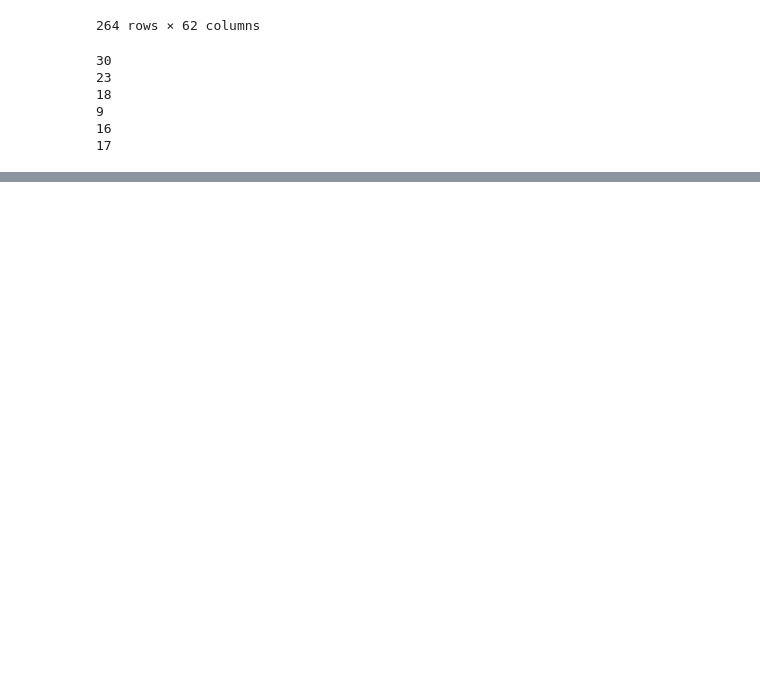
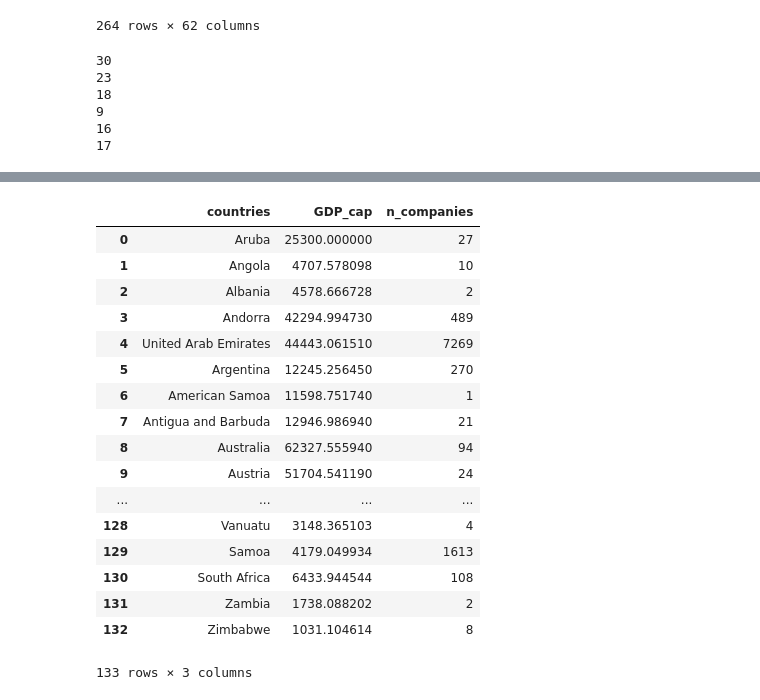
Before and after one commit to eddieshengyuwang/project_ada_akbar, a Jupyter notebook: Tullio.ipynb, the cells around one changed output, grey strips where cells are left out. Cells and saved outputs as stored; diff of their text form; code cells hidden in the pictures; blank space fills up the shorter version.

Commit message:
all GDP merges

```diff
--- a/Tullio.ipynb
+++ b/Tullio.ipynb
@@ -240,0 +221,27 @@ df_GDP_tot_entities
+# %%
+df_GDP_cap=df_GDP_cap_raw[['Country Name','2014']].copy()
+df_GDP_cap.columns = ['countries', 'GDP_cap']
+#df_GDP_cap
+# %%
+df_GDP_cap_entities=df_GDP_cap.merge(df_vc, how='inner',left_on='countries', right_on='countries')
+#df_GDP_cap_entities[df_GDP_cap_entities['GDP_cap'].isna()]
+df_GDP_cap_entities
+# %% [output]
+|  | countries | GDP_cap | n_companies |
+| 0 | Aruba | 25300.000000 | 27 |
+| 1 | Angola | 4707.578098 | 10 |
+| 2 | Albania | 4578.666728 | 2 |
+| 3 | Andorra | 42294.994730 | 489 |
+| 4 | United Arab Emirates | 44443.061510 | 7269 |
+| 5 | Argentina | 12245.256450 | 270 |
+| 6 | American Samoa | 11598.751740 | 1 |
+| 7 | Antigua and Barbuda | 12946.986940 | 21 |
+| 8 | Australia | 62327.555940 | 94 |
+| 9 | Austria | 51704.541190 | 24 |
+| ... | ... | ... | ... |
+| 128 | Vanuatu | 3148.365103 | 4 |
+| 129 | Samoa | 4179.049934 | 1613 |
+| 130 | South Africa | 6433.944544 | 108 |
+| 131 | Zambia | 1738.088202 | 2 |
+| 132 | Zimbabwe | 1031.104614 | 8 |
+133 rows × 3 columns
```
Also changed, not shown: parts of 7 cells of this notebook.
